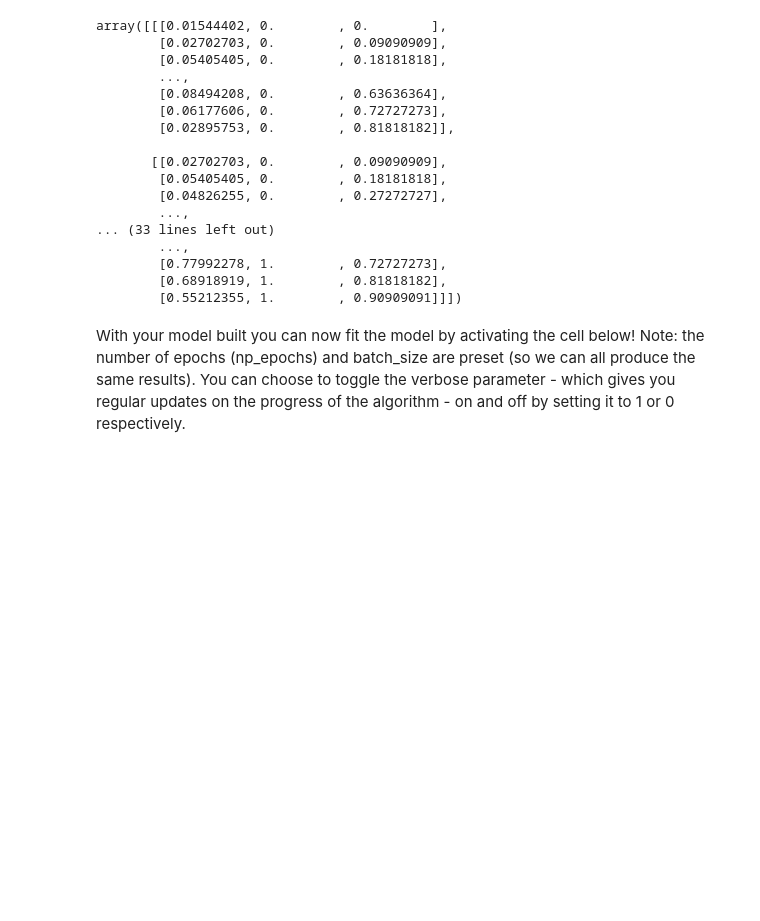
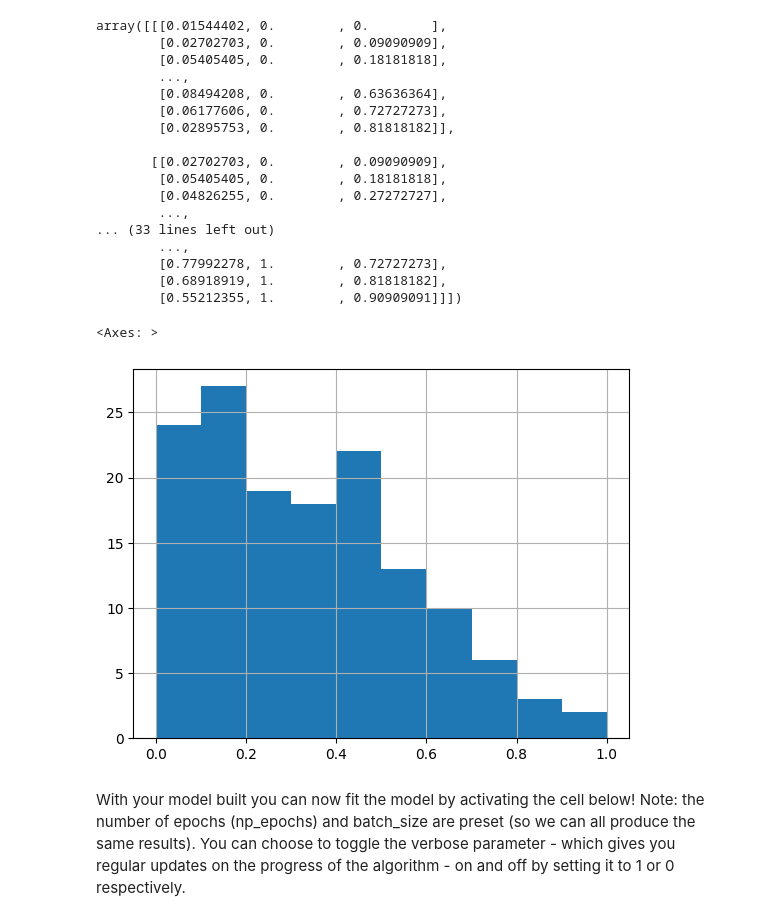
Before and after one commit to matt7salomon/RNN_timeseries_prediction_rollingwindow, a Jupyter notebook: RNN-with-Rolling-window-multivariate.ipynb, the cells around one changed output. Drawn from its saved outputs; the diff is of its cells as text; code cells hidden in the pictures; blank space fills up the shorter version.

```diff
--- a/RNN-with-Rolling-window-multivariate.ipynb
+++ b/RNN-with-Rolling-window-multivariate.ipynb
@@ -353,3 +351,8 @@ y.
+# %%
+df_scaled['Passengers'].hist()
+# %% [output]
+<Axes: >
+[figure, added]
 # %%
 from tensorflow.keras import Input
 from tensorflow.keras.regularizers import l1, l2
```
Also changed, not shown: parts of 7 cells of this notebook.
